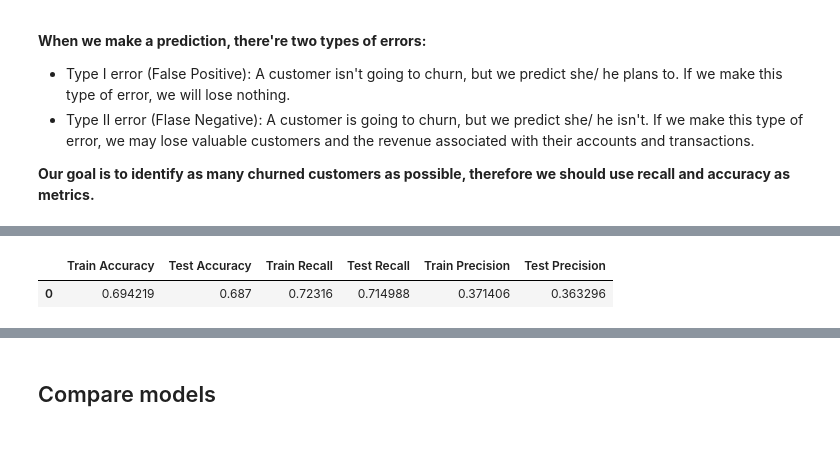
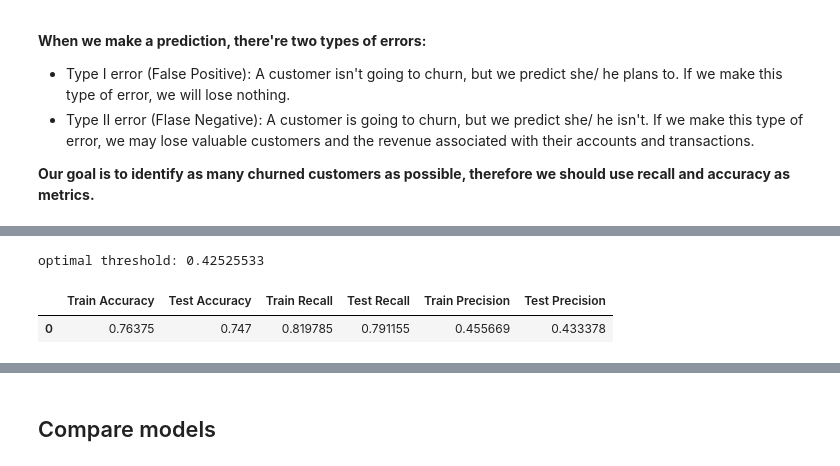
Before and after one commit to liangym2014/Data-science-and-machine-learning, a Jupyter notebook: 7.Bank_Churn.ipynb, the cells around one changed output, grey strips where cells are left out. Cells and saved outputs as stored; diff of their text form; code cells hidden in the pictures.

```diff
--- a/7.Bank_Churn.ipynb
+++ b/7.Bank_Churn.ipynb
@@ -655,0 +725,4 @@ metrics = {}    # a dictionary to keep track of performance of different models
+# %%
+class_weights = class_weight.compute_class_weight('balanced', classes = np.unique(y_train), y = np.array(y_train))
+class_weights = dict(enumerate(class_weights))
+class_weights
@@ -656,14 +731,22 @@ metrics = {}    # a dictionary to keep track of performance of different models
 # %%
-# construct a NN with only one output layer
-model1 = keras.Sequential(name = "M1")
-model1.add(keras.layers.Dense(units = 1, input_dim = X_train.shape[1], activation = "sigmoid", kernel_initializer= "glorot_normal"))
+m2 = keras.Sequential(name = "M2")
+
+m2.add(keras.layers.Dense(units = 10, input_dim = X_train.shape[1], kernel_initializer= "he_normal", name = "dense_1"))
+m2.add(keras.layers.BatchNormalization(name = "batch_normalization_1"))
+m2.add(keras.layers.Activation("relu", name = "relu_1"))
+
+m2.add(keras.layers.Dense(units = 4, kernel_initializer= "he_normal", name = "dense_2"))
+m2.add(keras.layers.BatchNormalization(name = "batch_normalization_2"))
+m2.add(keras.layers.Activation("relu", name = "relu_2"))
+
+m2.add(keras.layers.Dense(units = 1, activation = "sigmoid", kernel_initializer= "glorot_normal", name = "output"))
 
 # use Adam as optimizer
-optimizer = keras.optimizers.Adam(learning_rate=0.001)
+adam = keras.optimizers.Adam()  # default is (learning_rate=0.001, epsilon=1e-07)
 
 # use binary_crossentropy as loss function and accuracy as metrics
-model1.compile(optimizer = optimizer, loss = "binary_crossentropy", metrics = ["accuracy"])
+m2.compile(optimizer = adam, loss = "binary_crossentropy", metrics = ["accuracy"])
 
-# batch size set to 64, run 50 epochs
-history = model1.fit(X_train, y_train,batch_size=64, epochs=50, validation_data=(X_valid, y_valid), verbose = 0)
+# run 50 epochs
+history = m2.fit(X_train, y_train, epochs=50, validation_data=(X_valid, y_valid), class_weight = class_weights, verbose = 0)
 # %%
@@ -731,0 +806,3 @@ optimal threshold: 0.1925914
+# %%
+y_valid_prob = m2.predict(X_valid)       # find optimal threshold with validation set
+fpr, tpr, threshold = roc_auc(y_valid, y_valid_prob)
@@ -732,9 +811,15 @@ optimal threshold: 0.1925914
+# %%
+idx = np.argmax(tpr - fpr)  # the index at which tpr and fpr achieve the maximum difference
+optimal_thresh2 = threshold[idx]
+print("optimal threshold:", optimal_thresh2)
+# %% [output]
+optimal threshold: 0.42525533
 # %%
-y_test_pred, metrics["M1"] = performance_metrics(model1, optimal_thresh)
-metrics["M1"]
+y_test_pred, metrics["M2"] = performance_metrics(m2, optimal_thresh2)
+metrics["M2"]
 # %% [output]
 |  | Train Accuracy | Test Accuracy | Train Recall | Test Recall | Train Precision | Test Precision |
-| 0 | 0.694219 | 0.687 | 0.72316 | 0.714988 | 0.371406 | 0.363296 |
+| 0 | 0.76375 | 0.747 | 0.819785 | 0.791155 | 0.455669 | 0.433378 |
 # %%
 show_confusion_matrix(y_test, y_test_pred)
 # %% [output]
```
Also changed, not shown: parts of 84 cells of this notebook.
